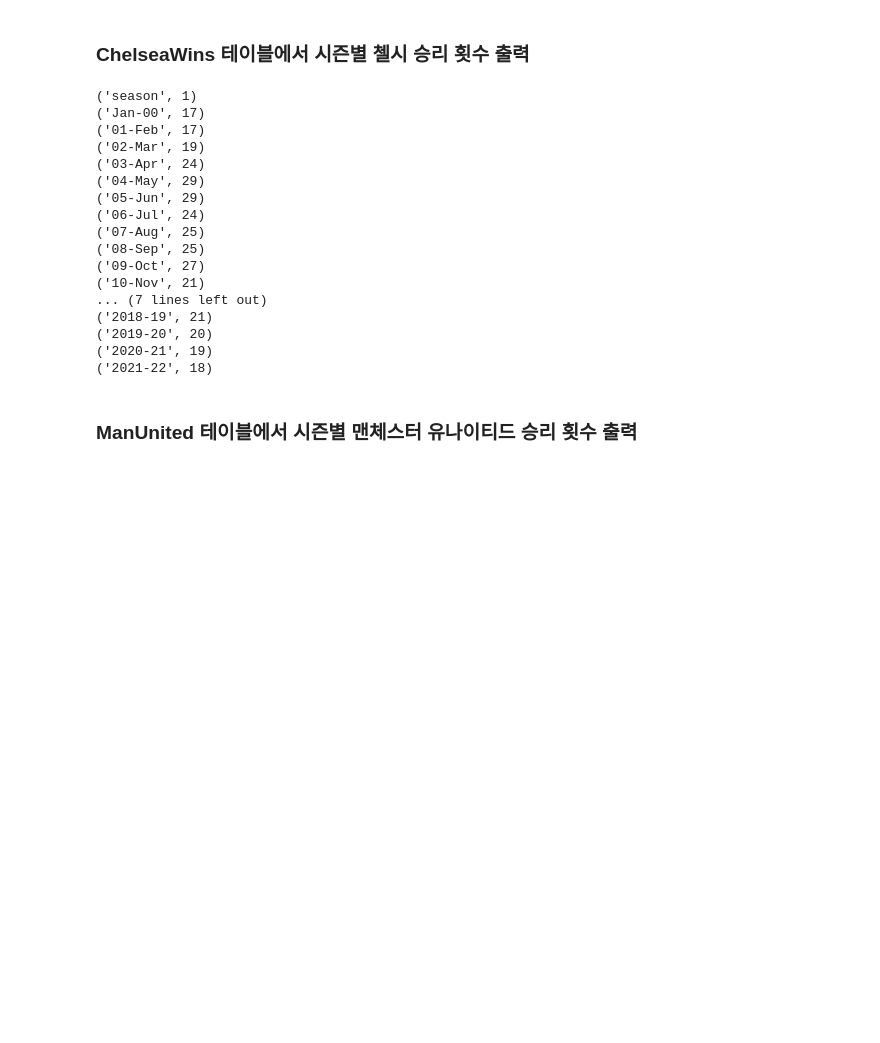
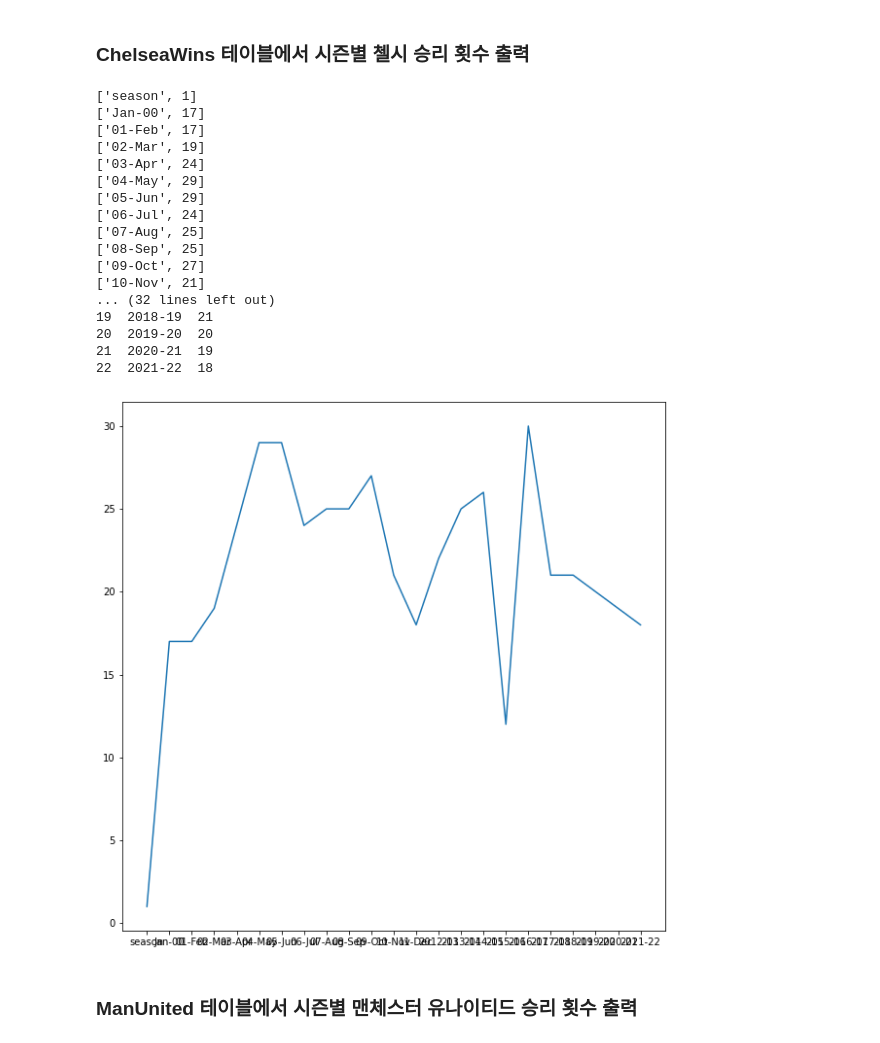
Before and after one commit to kiku99/EPL_Analysis, a Jupyter notebook: TWPS/TWPSgraph.ipynb, the cells around one changed output. Saved outputs shown, nothing was run; the diff lists cells and outputs as text; code cells hidden in the pictures; blank space fills up the shorter version.

```diff
--- a/TWPS/TWPSgraph.ipynb
+++ b/TWPS/TWPSgraph.ipynb
@@ -134,29 +134,39 @@ for x in myresult:
 # %%
 mycursor = mydb.cursor()
 mycursor.execute("select season, count(season) from ChelseaWins group by season")
 myresult = mycursor.fetchall()
 chelseaWins=[]
 for x in myresult:
-    chelseaWins.append(x)
-    print(x)
+    #x=(season, wins)
+    chelseaWins.append([x[0],x[1]])
+    print([x[0],x[1]])
+print(chelseaWins)
+
+cd = pd.DataFrame(chelseaWins)
+print(cd)
+
+plt.figure(figsize=(20, 10))
+plt.plot(cd[0], cd[1])
+plt.show()
 # %% [output]
-('season', 1)
-('Jan-00', 17)
-('01-Feb', 17)
-('02-Mar', 19)
-('03-Apr', 24)
-('04-May', 29)
-('05-Jun', 29)
-('06-Jul', 24)
-('07-Aug', 25)
-('08-Sep', 25)
-('09-Oct', 27)
-('10-Nov', 21)
-... (7 lines left out)
-('2018-19', 21)
-('2019-20', 20)
-('2020-21', 19)
-('2021-22', 18)
+['season', 1]
+['Jan-00', 17]
+['01-Feb', 17]
+['02-Mar', 19]
+['03-Apr', 24]
+['04-May', 29]
+['05-Jun', 29]
+['06-Jul', 24]
+['07-Aug', 25]
+['08-Sep', 25]
+['09-Oct', 27]
+['10-Nov', 21]
+... (32 lines left out)
+19  2018-19  21
+20  2019-20  20
+21  2020-21  19
+22  2021-22  18
+[figure, added]
 # %% [markdown]
 ### ManUnited 테이블에서 시즌별 맨체스터 유나이티드 승리 횟수 출력
 # %%
```
Also changed, not shown: parts of 1 cell of this notebook.
